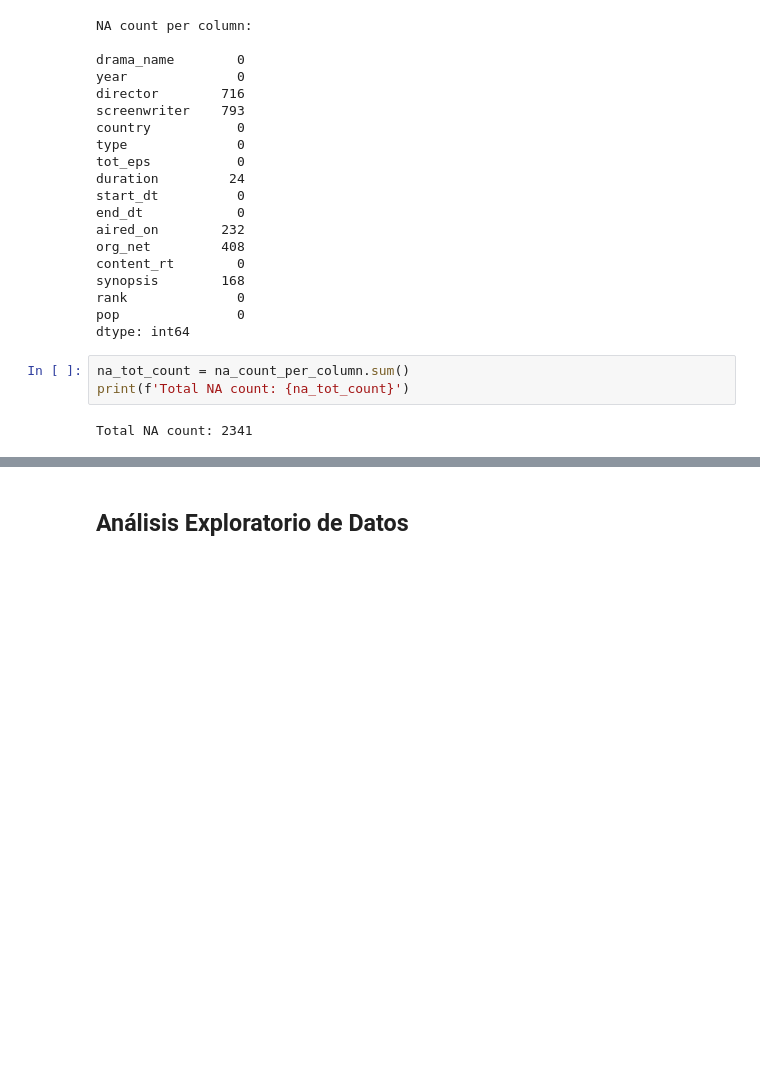
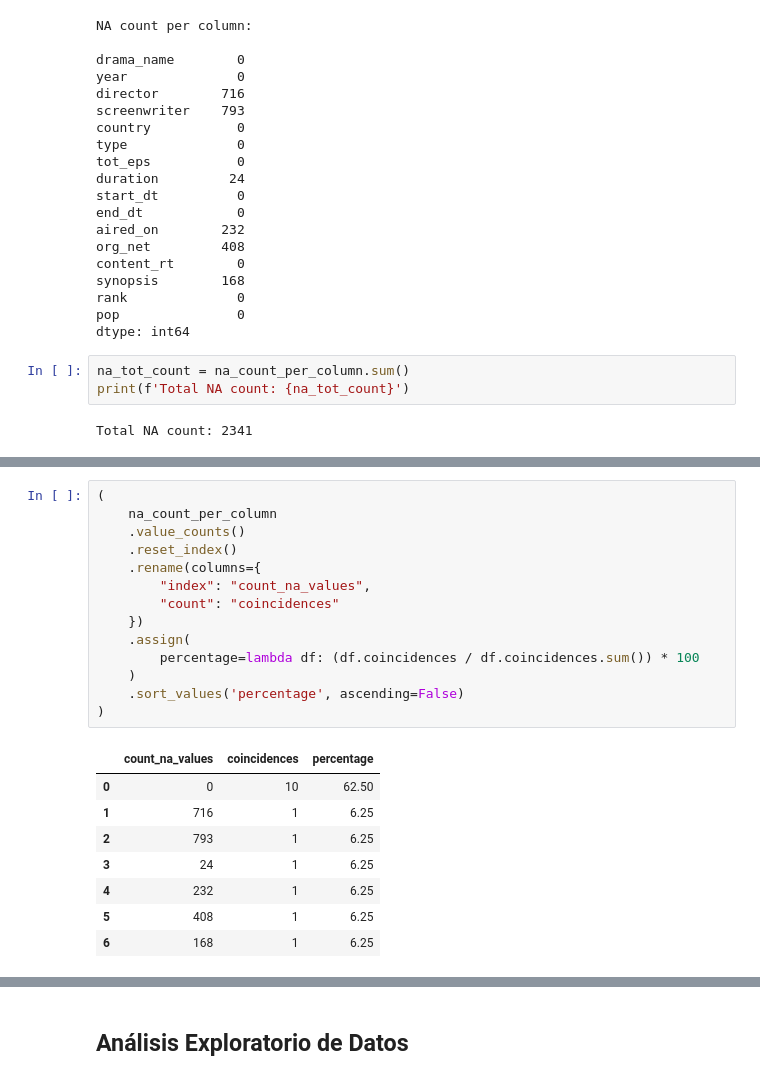
Before and after one commit to gfranciscoerazom/analysis-k-dramas, a Jupyter notebook: jupyternotebook/korean_drama.ipynb, the cells around one changed output, grey strips where cells are left out. Cells and saved outputs as stored; diff of their text form; blank space fills up the shorter version.

Commit message:
Basic summaries of missing values

```diff
--- a/jupyternotebook/korean_drama.ipynb
+++ b/jupyternotebook/korean_drama.ipynb
@@ -63,0 +119,23 @@ Porcentage NA: 8.35%
+# %%
+(
+    na_count_per_column
+    .value_counts()
+    .reset_index()
+    .rename(columns={
+        "index": "count_na_values",
+        "count": "coincidences"
+    })
+    .assign(
+        percentage=lambda df: (df.coincidences / df.coincidences.sum()) * 100
+    )
+    .sort_values('percentage', ascending=False)
+)
+# %% [output]
+|  | count_na_values | coincidences | percentage |
+| 0 | 0 | 10 | 62.50 |
+| 1 | 716 | 1 | 6.25 |
+| 2 | 793 | 1 | 6.25 |
+| 3 | 24 | 1 | 6.25 |
+| 4 | 232 | 1 | 6.25 |
+| 5 | 408 | 1 | 6.25 |
+| 6 | 168 | 1 | 6.25 |
```
Also changed, not shown: parts of 28 cells of this notebook.
